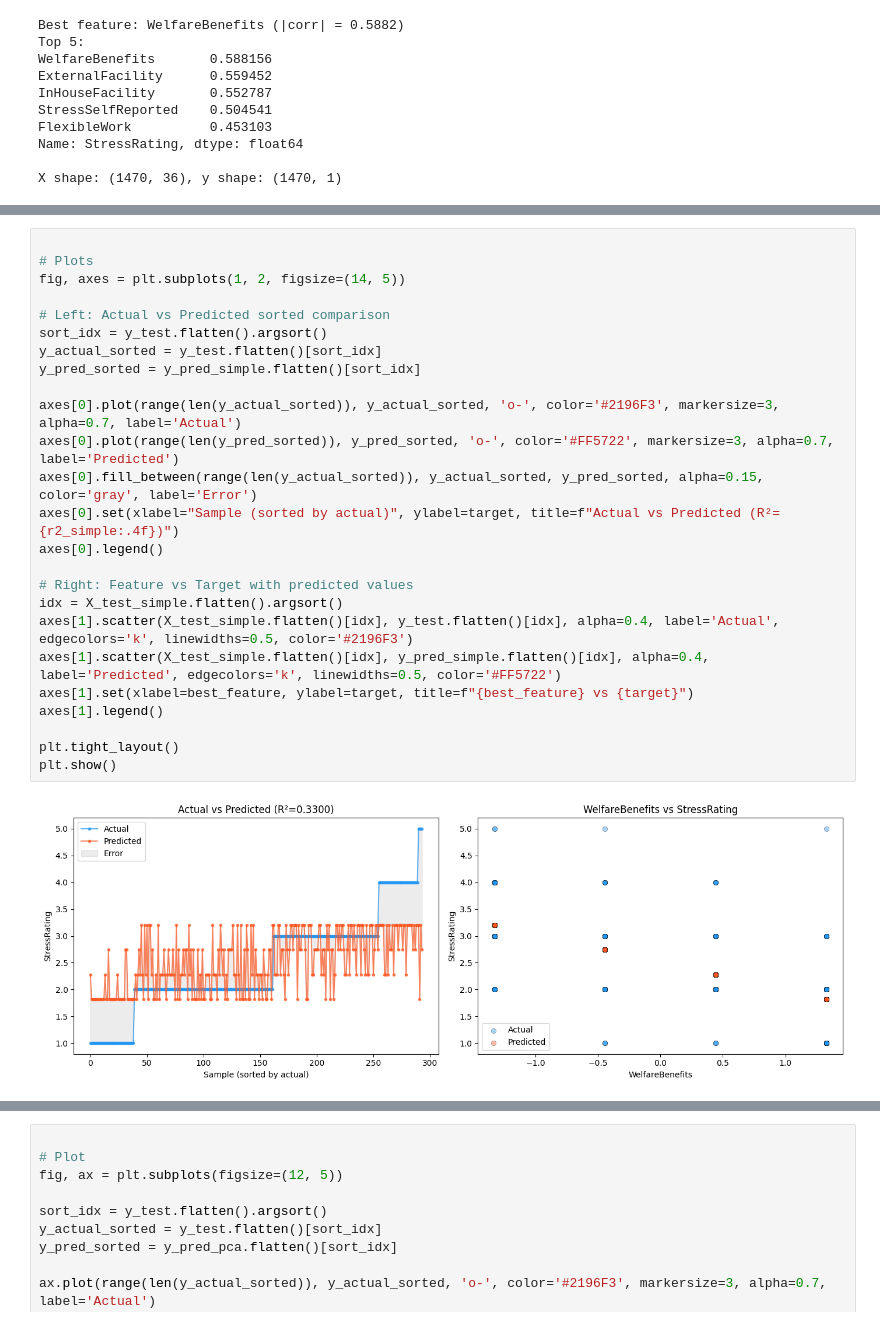
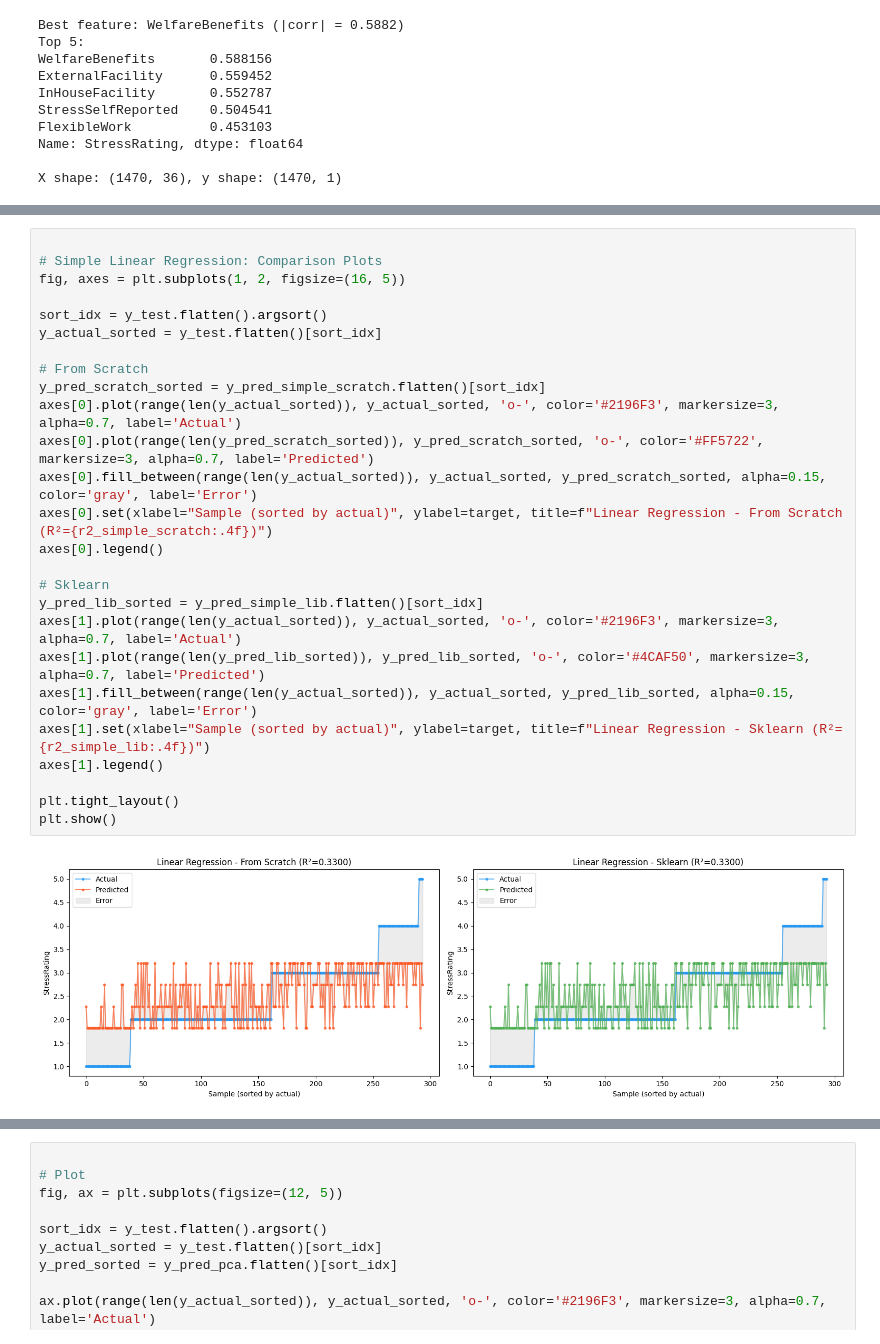
Before and after one commit to jiraphat48026/HR-Machine-Learning-Project, a Jupyter notebook: models/regression.ipynb, the cells around one changed output, grey strips where cells are left out. Cells and saved outputs as stored; diff of their text form.

```diff
--- a/models/regression.ipynb
+++ b/models/regression.ipynb
@@ -205,30 +213,31 @@ MSE: 0.5585 | RMSE: 0.7474 | R²: 0.3300
 # %%
 
-# Plots
-fig, axes = plt.subplots(1, 2, figsize=(14, 5))
+# Simple Linear Regression: Comparison Plots
+fig, axes = plt.subplots(1, 2, figsize=(16, 5))
 
-# Left: Actual vs Predicted sorted comparison
 sort_idx = y_test.flatten().argsort()
 y_actual_sorted = y_test.flatten()[sort_idx]
-y_pred_sorted = y_pred_simple.flatten()[sort_idx]
 
+# From Scratch
+y_pred_scratch_sorted = y_pred_simple_scratch.flatten()[sort_idx]
 axes[0].plot(range(len(y_actual_sorted)), y_actual_sorted, 'o-', color='#2196F3', markersize=3, alpha=0.7, label='Actual')
-axes[0].plot(range(len(y_pred_sorted)), y_pred_sorted, 'o-', color='#FF5722', markersize=3, alpha=0.7, label='Predicted')
-axes[0].fill_between(range(len(y_actual_sorted)), y_actual_sorted, y_pred_sorted, alpha=0.15, color='gray', label='Error')
-axes[0].set(xlabel="Sample (sorted by actual)", ylabel=target, title=f"Actual vs Predicted (R²={r2_simple:.4f})")
+axes[0].plot(range(len(y_pred_scratch_sorted)), y_pred_scratch_sorted, 'o-', color='#FF5722', markersize=3, alpha=0.7, label='Predicted')
+axes[0].fill_between(range(len(y_actual_sorted)), y_actual_sorted, y_pred_scratch_sorted, alpha=0.15, color='gray', label='Error')
+axes[0].set(xlabel="Sample (sorted by actual)", ylabel=target, title=f"Linear Regression - From Scratch (R²={r2_simple_scratch:.4f})")
 axes[0].legend()
 
-# Right: Feature vs Target with predicted values
-idx = X_test_simple.flatten().argsort()
-axes[1].scatter(X_test_simple.flatten()[idx], y_test.flatten()[idx], alpha=0.4, label='Actual', edgecolors='k', linewidths=0.5, color='#2196F3')
-axes[1].scatter(X_test_simple.flatten()[idx], y_pred_simple.flatten()[idx], alpha=0.4, label='Predicted', edgecolors='k', linewidths=0.5, color='#FF5722')
-axes[1].set(xlabel=best_feature, ylabel=target, title=f"{best_feature} vs {target}")
+# Sklearn
+y_pred_lib_sorted = y_pred_simple_lib.flatten()[sort_idx]
+axes[1].plot(range(len(y_actual_sorted)), y_actual_sorted, 'o-', color='#2196F3', markersize=3, alpha=0.7, label='Actual')
+axes[1].plot(range(len(y_pred_lib_sorted)), y_pred_lib_sorted, 'o-', color='#4CAF50', markersize=3, alpha=0.7, label='Predicted')
+axes[1].fill_between(range(len(y_actual_sorted)), y_actual_sorted, y_pred_lib_sorted, alpha=0.15, color='gray', label='Error')
+axes[1].set(xlabel="Sample (sorted by actual)", ylabel=target, title=f"Linear Regression - Sklearn (R²={r2_simple_lib:.4f})")
 axes[1].legend()
 
 plt.tight_layout()
 plt.show()
 # %% [output]
-[figure, old version]
+[figure, new version]
 # %%
 
 
```
Also changed, not shown: parts of 15 cells of this notebook, 1 other file.
